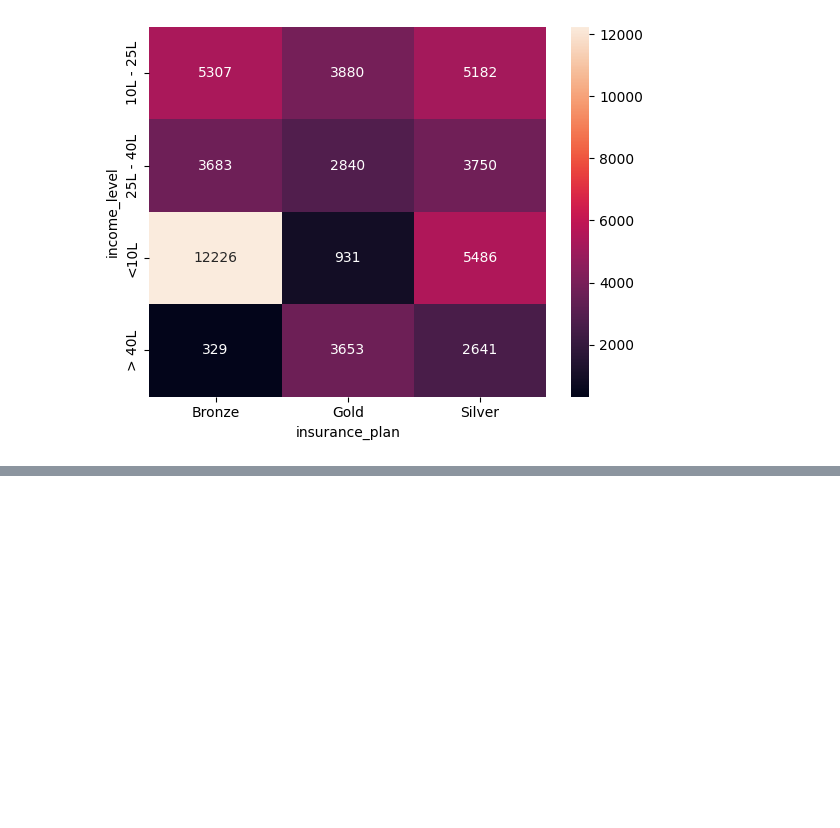
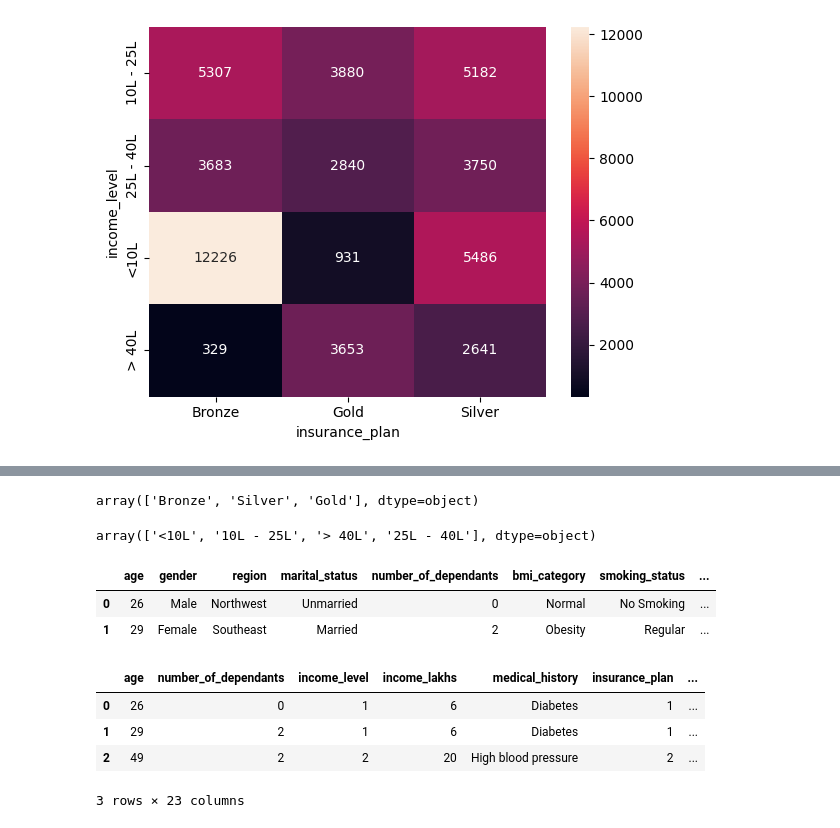
Before and after one commit to gianlucapes/health_care_premium, a Jupyter notebook: notebook/ml_prem_prediction.ipynb, the cells around one changed output, grey strips where cells are left out. Cells and saved outputs as stored; diff of their text form; code cells hidden in the pictures; blank space fills up the shorter version.

```diff
--- a/notebook/data_cleaning.ipynb
+++ b/notebook/ml_prem_prediction.ipynb
@@ -243,0 +287,24 @@ plt.show()
+# %%
+# Define the risk scores for each condition
+risk_scores = {
+    "diabetes": 6,
+    "heart disease": 8,
+    "high blood pressure":6,
+    "thyroid": 5,
+    "no disease": 0,
+    "none":0
+}
+
+df2[['disease1', 'disease2']] = df2['medical_history'].str.split(" & ", expand=True).apply(lambda x: x.str.lower())
+df2['disease1'].fillna('none', inplace=True)
+df2['disease2'].fillna('none', inplace=True)
+df2['total_risk_score'] = 0
+
+for disease in ['disease1', 'disease2']:
+    df2['total_risk_score'] += df2[disease].map(risk_scores)
+
+# Normalize the risk score to a range of 0 to 1
+max_score = df2['total_risk_score'].max()
+min_score = df2['total_risk_score'].min()
+df2['normalized_risk_score'] = (df2['total_risk_score'] - min_score) / (max_score - min_score)
+df2.head(2)
@@ -243,0 +327,4 @@ plt.show()
+# %%
+df2.insurance_plan.unique()
+# %% [output]
+array(['Bronze', 'Silver', 'Gold'], dtype=object)
@@ -243,0 +333,4 @@ plt.show()
+# %%
+df2.income_level.unique()
+# %% [output]
+array(['<10L', '10L - 25L', '> 40L', '25L - 40L'], dtype=object)
@@ -243,0 +339,16 @@ plt.show()
+# %%
+df2.head(2)
+# %% [output]
+|  | age | gender | region | marital_status | number_of_dependants | bmi_category | smoking_status | ... |
+| 0 | 26 | Male | Northwest | Unmarried | 0 | Normal | No Smoking | ... |
+| 1 | 29 | Female | Southeast | Married | 2 | Obesity | Regular | ... |
+# %%
+nominal_cols = ['gender', 'region', 'marital_status', 'bmi_category', 'smoking_status', 'employment_status']
+df3 = pd.get_dummies(df2, columns=nominal_cols, drop_first=True, dtype=int)
+df3.head(3)
+# %% [output]
+|  | age | number_of_dependants | income_level | income_lakhs | medical_history | insurance_plan | ... |
+| 0 | 26 | 0 | 1 | 6 | Diabetes | 1 | ... |
+| 1 | 29 | 2 | 1 | 6 | Diabetes | 1 | ... |
+| 2 | 49 | 2 | 2 | 20 | High blood pressure | 2 | ... |
+3 rows × 23 columns
```
Also changed, not shown: parts of 11 cells of this notebook.
